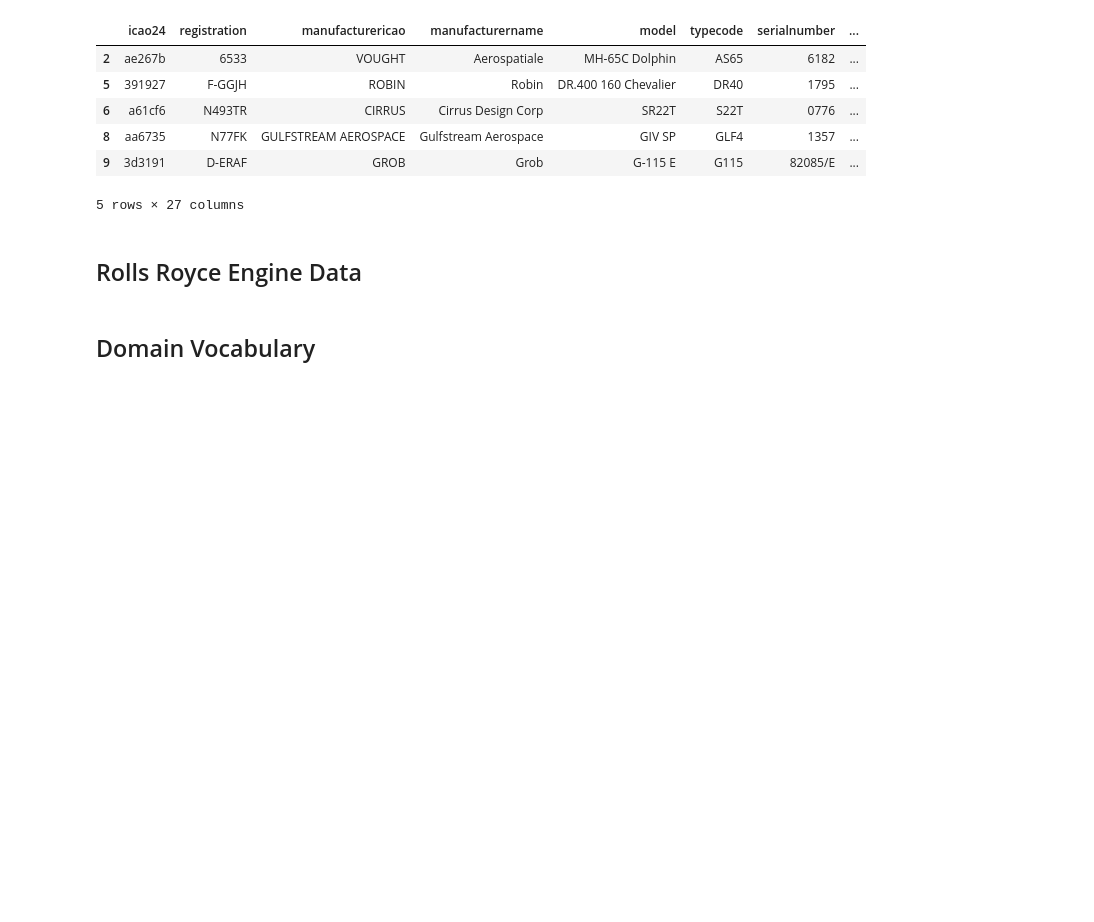
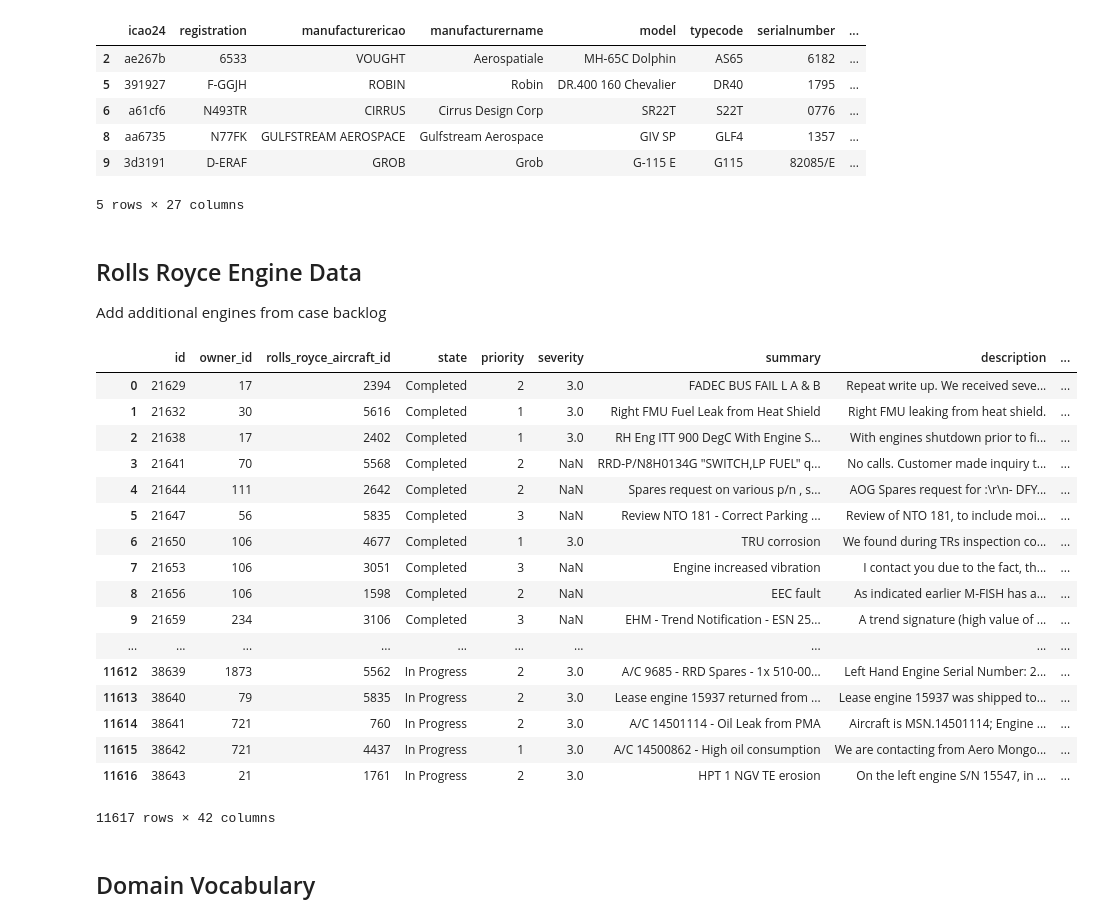
Before and after one commit to philipphager/faceted-domain-encoder, a Jupyter notebook: notebooks/aviation-graph.ipynb, the cells around one changed output. Cells and saved outputs as stored; diff of their text form; code cells hidden in the pictures; blank space fills up the shorter version.

Commit message:
Update aviation graph

```diff
--- a/notebooks/aviation-graph.ipynb
+++ b/notebooks/aviation-graph.ipynb
@@ -354,8 +356,9 @@ for i, row in registration_df.iterrows():
         link_concepts(engine_concept, registered_aircraft_concept)
 # %% [markdown]
 ## Rolls Royce Engine Data
+Add additional engines from case backlog
 # %%
-cases_df = pd.read_pickle('data/aviation/text/cases.pkl')
+cases_df = pd.read_pickle('../data/graph/aviation/cases.pkl')
 # %%
 engines = ['BR710A2-20', 'BR710C4-11', 'BR715', 'BR725A1-12']
 airlines = cases_df.operator.unique()
@@ -367,6 +370,27 @@ for engine in engines:
 for airline in airlines:
     concept = track_concept(airline, categories['Airline'])
     link_concepts('airline', concept)
+# %%
+cases_df
+# %% [output]
+|  | id | owner_id | rolls_royce_aircraft_id | state | priority | severity | summary | description | ... |
+| 0 | 21629 | 17 | 2394 | Completed | 2 | 3.0 | FADEC BUS FAIL L A & B | Repeat write up. We received seve... | ... |
+| 1 | 21632 | 30 | 5616 | Completed | 1 | 3.0 | Right FMU Fuel Leak from Heat Shield | Right FMU leaking from heat shield. | ... |
+| 2 | 21638 | 17 | 2402 | Completed | 1 | 3.0 | RH Eng ITT 900 DegC With Engine S... | With engines shutdown prior to fi... | ... |
+| 3 | 21641 | 70 | 5568 | Completed | 2 | NaN | RRD-P/N8H0134G "SWITCH,LP FUEL" q... | No calls. Customer made inquiry t... | ... |
+| 4 | 21644 | 111 | 2642 | Completed | 2 | NaN | Spares request on various p/n , s... | AOG Spares request for :\r\n- DFY... | ... |
+| 5 | 21647 | 56 | 5835 | Completed | 3 | NaN | Review NTO 181 - Correct Parking ... | Review of NTO 181, to include moi... | ... |
+| 6 | 21650 | 106 | 4677 | Completed | 1 | 3.0 | TRU corrosion | We found during TRs inspection co... | ... |
+| 7 | 21653 | 106 | 3051 | Completed | 3 | NaN | Engine increased vibration | I contact you due to the fact, th... | ... |
+| 8 | 21656 | 106 | 1598 | Completed | 2 | NaN | EEC fault | As indicated earlier M-FISH has a... | ... |
+| 9 | 21659 | 234 | 3106 | Completed | 3 | NaN | EHM - Trend Notification - ESN 25... | A trend signature (high value of ... | ... |
+| ... | ... | ... | ... | ... | ... | ... | ... | ... | ... |
+| 11612 | 38639 | 1873 | 5562 | In Progress | 2 | 3.0 | A/C 9685 - RRD Spares - 1x 510-00... | Left Hand Engine Serial Number: 2... | ... |
+| 11613 | 38640 | 79 | 5835 | In Progress | 2 | 3.0 | Lease engine 15937 returned from ... | Lease engine 15937 was shipped to... | ... |
+| 11614 | 38641 | 721 | 760 | In Progress | 2 | 3.0 | A/C 14501114 - Oil Leak from PMA | Aircraft is MSN.14501114; Engine ... | ... |
+| 11615 | 38642 | 721 | 4437 | In Progress | 1 | 3.0 | A/C 14500862 - High oil consumption | We are contacting from Aero Mongo... | ... |
+| 11616 | 38643 | 21 | 1761 | In Progress | 2 | 3.0 | HPT 1 NGV TE erosion | On the left engine S/N 15547, in ... | ... |
+11617 rows × 42 columns
 # %%
 for i, row in cases_df.iterrows():
     aircraft_concept = track_concept(row.aircraft_serial_number, categories['Aircraft'])
```
Also changed, not shown: parts of 6 cells of this notebook, 2 other files.
